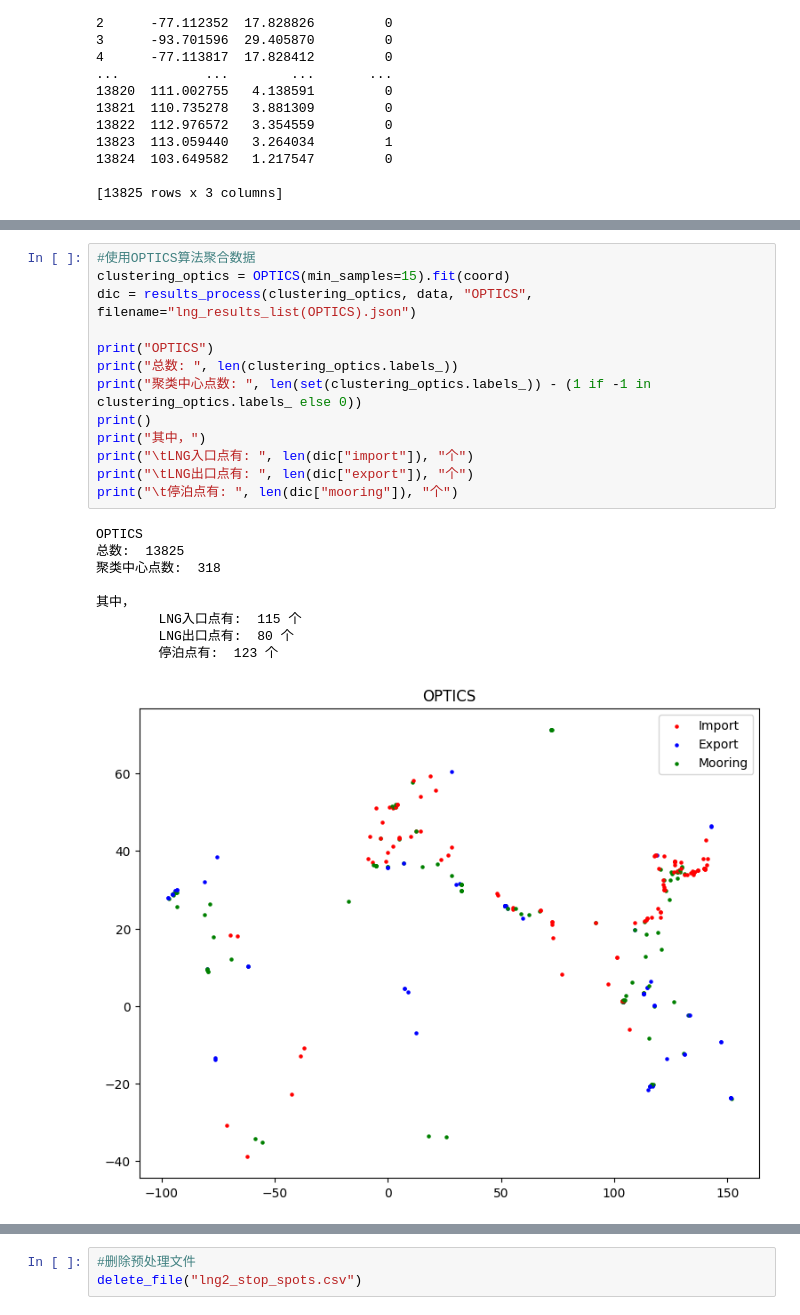
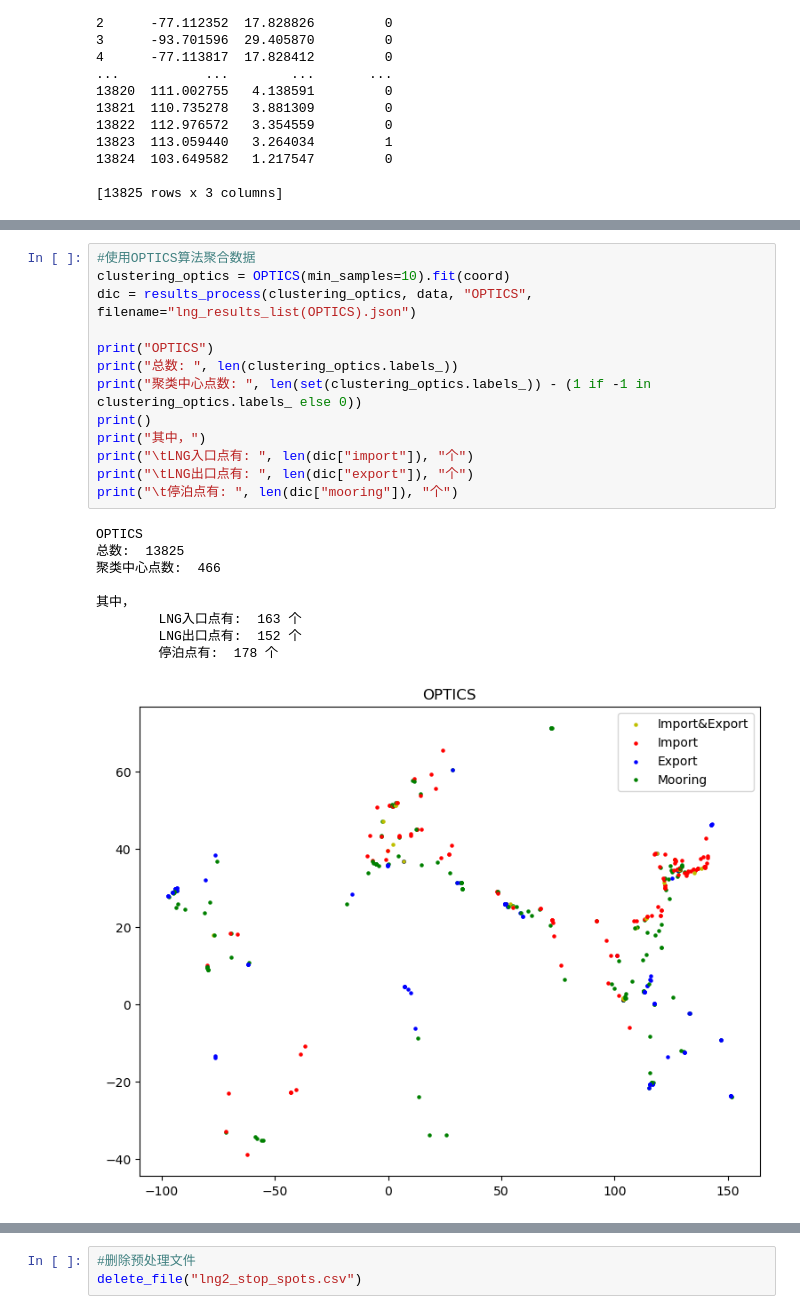
Before and after one commit to Looong01/LNG-Site-Clustering-Experiment, a Jupyter notebook: Run.ipynb, the cells around one changed output, grey strips where cells are left out. Saved outputs shown, nothing was run; the diff lists cells and outputs as text.

```diff
--- a/Run.ipynb
+++ b/Run.ipynb
@@ -104,26 +131,26 @@ DBSCAN
 # %%
 #使用OPTICS算法聚合数据
-clustering_optics = OPTICS(min_samples=15).fit(coord)
+clustering_optics = OPTICS(min_samples=10).fit(coord)
 dic = results_process(clustering_optics, data, "OPTICS", filename="lng_results_list(OPTICS).json")
 
 print("OPTICS")
 print("总数: ", len(clustering_optics.labels_))
 print("聚类中心点数: ", len(set(clustering_optics.labels_)) - (1 if -1 in clustering_optics.labels_ else 0))
 print()
 print("其中，")
 print("\tLNG入口点有: ", len(dic["import"]), "个")
 print("\tLNG出口点有: ", len(dic["export"]), "个")
 print("\t停泊点有: ", len(dic["mooring"]), "个")
 # %% [output]
 OPTICS
 总数:  13825
-聚类中心点数:  318
+聚类中心点数:  466
 
 其中，
-        LNG入口点有:  115 个
-        LNG出口点有:  80 个
-        停泊点有:  123 个
+        LNG入口点有:  163 个
+        LNG出口点有:  152 个
+        停泊点有:  178 个
-[figure, old version]
+[figure, new version]
 # %%
 #使用AGNES算法聚合数据
 clustering_agnes = AgglomerativeClustering(n_clusters=650).fit(coord)
```
Also changed, not shown: parts of 7 cells of this notebook, 16 other files.
